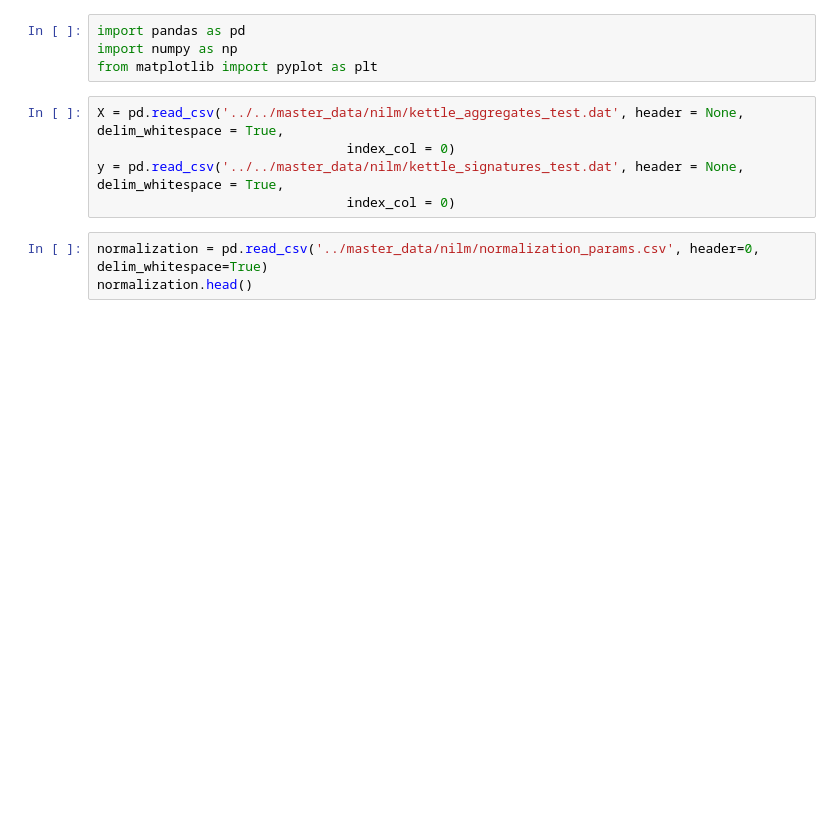
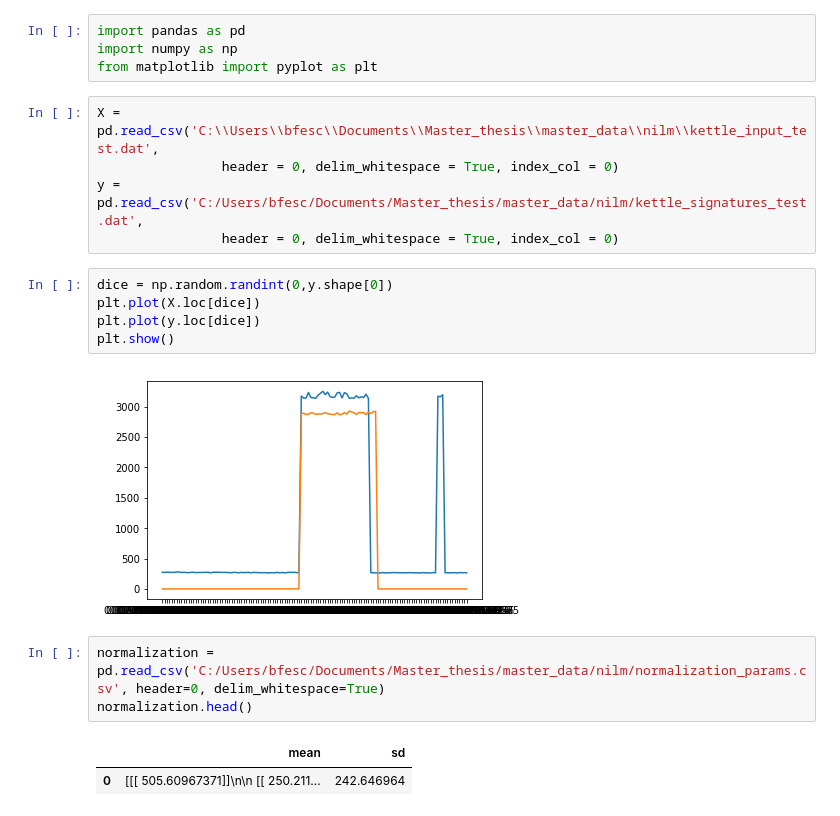
Before and after one commit to Fesche/NILM, a Jupyter notebook: denoising/model_test_dAE.ipynb, the cells around one changed output. Cells and saved outputs as stored; diff of their text form; blank space fills up the shorter version.

```diff
--- a/denoising/model_test_dAE.ipynb
+++ b/denoising/model_test_dAE.ipynb
@@ -3,13 +3,23 @@ import pandas as pd
 import numpy as np
 from matplotlib import pyplot as plt
 # %%
-X = pd.read_csv('../../master_data/nilm/kettle_aggregates_test.dat', header = None, delim_whitespace = True,
-                                index_col = 0)
-y = pd.read_csv('../../master_data/nilm/kettle_signatures_test.dat', header = None, delim_whitespace = True,
-                                index_col = 0)
+X = pd.read_csv('C:\\Users\\bfesc\\Documents\\Master_thesis\\master_data\\nilm\\kettle_input_test.dat',
+                header = 0, delim_whitespace = True, index_col = 0)
+y = pd.read_csv('C:/Users/bfesc/Documents/Master_thesis/master_data/nilm/kettle_signatures_test.dat',
+                header = 0, delim_whitespace = True, index_col = 0)
+# %%
+dice = np.random.randint(0,y.shape[0])
+plt.plot(X.loc[dice])
+plt.plot(y.loc[dice])
+plt.show()
+# %% [output]
+[figure, added]
 # %%
-normalization = pd.read_csv('../master_data/nilm/normalization_params.csv', header=0, delim_whitespace=True)
+normalization = pd.read_csv('C:/Users/bfesc/Documents/Master_thesis/master_data/nilm/normalization_params.csv', header=0, delim_whitespace=True)
 normalization.head()
+# %% [output]
+|  | mean | sd |
+| 0 | [[[ 505.60967371]]\n\n [[ 250.211... | 242.646964 |
 # %%
 X_np = np.array(X).reshape((X.shape[0],X.shape[1],1))
 y_np = np.array(y).reshape((y.shape[0],y.shape[1]))
```
Also changed, not shown: parts of 13 cells of this notebook, 3 other files.
